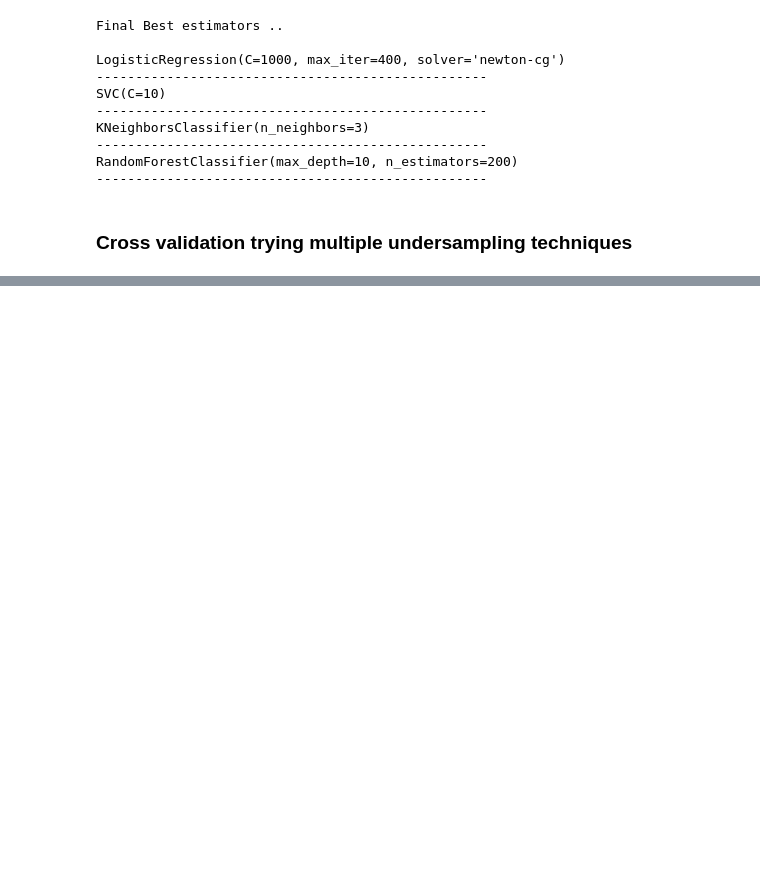
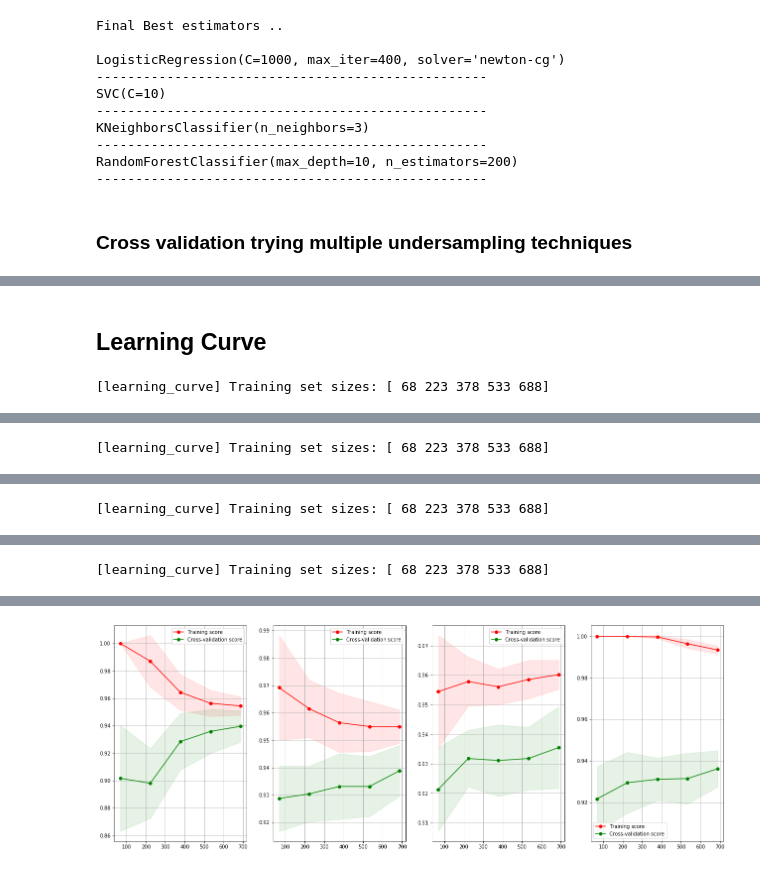
Before and after one commit to valentin-fngr/Fraud-Detection, a Jupyter notebook: Fraud Detection.ipynb, the cells around one changed output, grey strips where cells are left out. Cells and saved outputs as stored; diff of their text form; code cells hidden in the pictures; blank space fills up the shorter version.

Commit message:
Fixed directories and plotted learning curve

```diff
--- a/Fraud Detection.ipynb
+++ b/Fraud Detection.ipynb
@@ -595,0 +612,2 @@ model_metrics
+# %% [markdown]
+## Learning Curve
@@ -595,0 +665,11 @@ model_metrics
+# %%
+cv = ShuffleSplit(n_splits=10, test_size=0.3, random_state=42)
+X_under, y_under = RandomUnderSampler(random_state=42).fit_resample(X,y)
+f, ax = plt.subplots(1, len(best_estimators), figsize=(22,8))
+for i,clf in enumerate(best_estimators):
+    estimator = best_estimators[clf]
+    title = f"Learning curve {clf}"
+    plot_learning_curve(estimator, clf, title, X_under, y_under, axes=ax, ylim=(0.7, 1.01),
+                        cv=cv, n_jobs=5, index=i)
+# %% [output]
+[learning_curve] Training set sizes: [ 68 223 378 533 688]
@@ -595,0 +687 @@ model_metrics
+[learning_curve] Training set sizes: [ 68 223 378 533 688]
@@ -595,0 +702 @@ model_metrics
+[learning_curve] Training set sizes: [ 68 223 378 533 688]
@@ -595,0 +709 @@ model_metrics
+[learning_curve] Training set sizes: [ 68 223 378 533 688]
@@ -595,0 +719 @@ model_metrics
+[figure, added]
```
Also changed, not shown: parts of 13 cells of this notebook, 12 other files.
